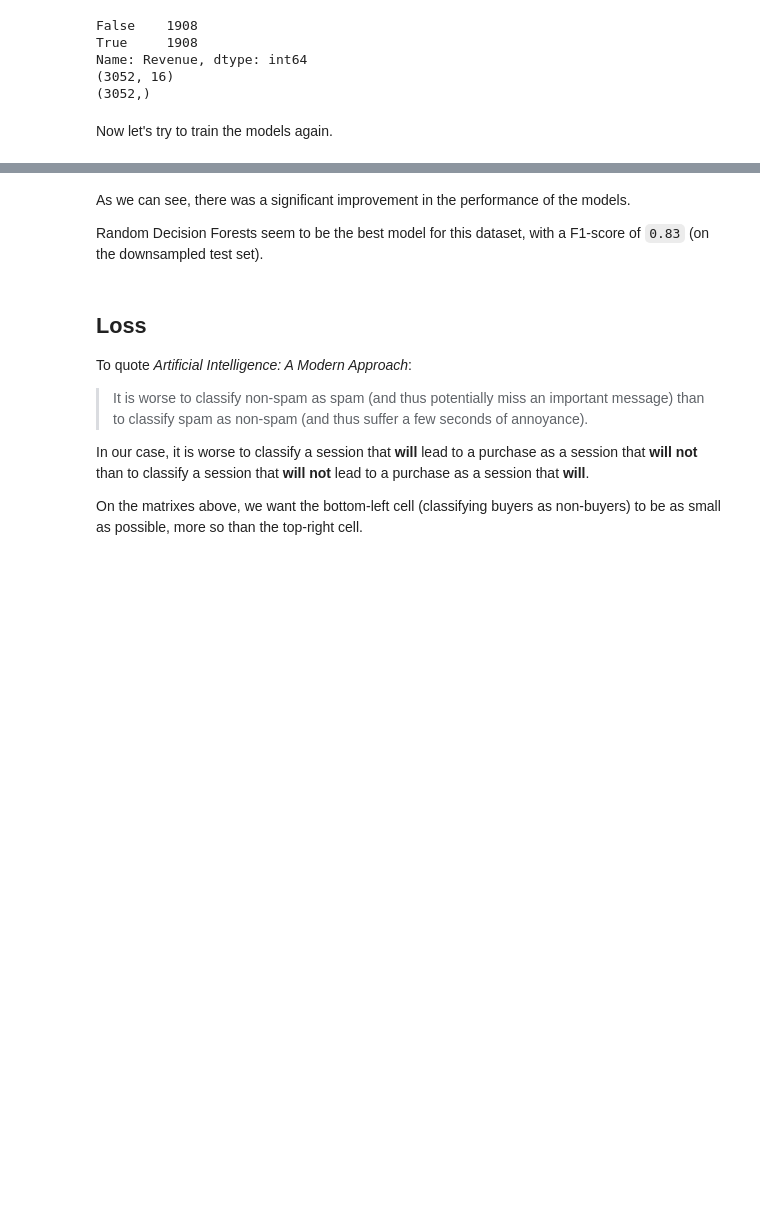
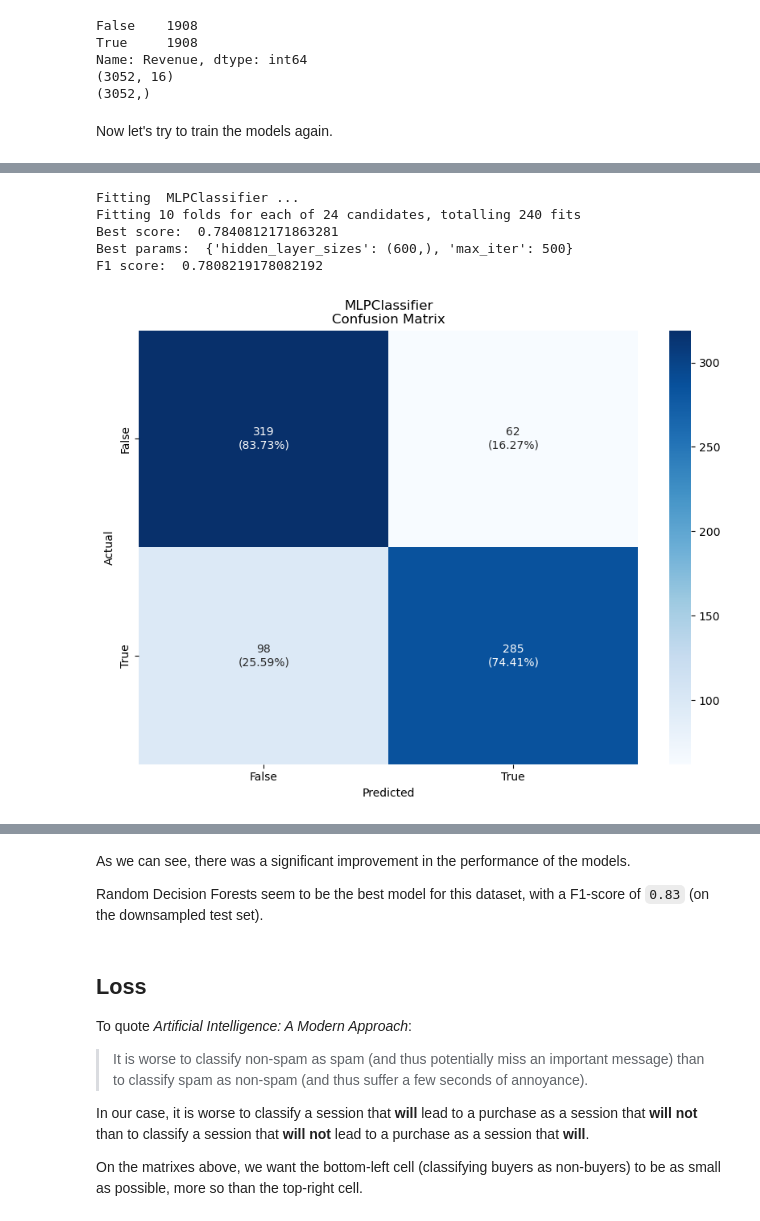
Before and after one commit to VsnGamer/ia-2022, a Jupyter notebook: A2/Assignment_2.ipynb, the cells around one changed output, grey strips where cells are left out. Drawn from its saved outputs; the diff is of its cells as text; code cells hidden in the pictures; blank space fills up the shorter version.

```diff
--- a/A2/Assignment_2.ipynb
+++ b/A2/Assignment_2.ipynb
@@ -242,12 +253,12 @@ from sklearn.neural_network import MLPClassifier
 
 def train_mlp(X_train, y_train):
     params = {
-        'hidden_layer_sizes': [(100,), (100, 100)],
+        'hidden_layer_sizes': [(100,), (200,), (300,), (400,), (500,), (600,)],
         # 'activation': ['identity', 'logistic', 'tanh', 'relu'],
-        # 'solver': ['lbfgs', 'sgd', 'adam'],
+        # 'solver': ['sgd'],
         # 'alpha': [0.0001, 0.001, 0.01, 0.1],
-        # 'learning_rate': ['constant', 'invscaling', 'adaptive'],
-        'max_iter': [100, 200, 300, 400, 500]
+        # 'learning_rate': ['adaptive'],
+        'max_iter': [400, 500, 600, 700]
     }
 
     grid = grid_search(MLPClassifier(), params, X_train, y_train)
@@ -373,0 +363,10 @@ F1 score:  0.5315985130111525
+# %%
+mlp_grid = train_mlp(X_train, y_train)
+plot_confusion_matrix(mlp_grid, X_test, y_test)
+# %% [output]
+Fitting  MLPClassifier ...
+Fitting 10 folds for each of 24 candidates, totalling 240 fits
+Best score:  0.7840812171863281
+Best params:  {'hidden_layer_sizes': (600,), 'max_iter': 500}
+F1 score:  0.7808219178082192
+[figure, added]
```
Also changed, not shown: parts of 12 cells of this notebook.
